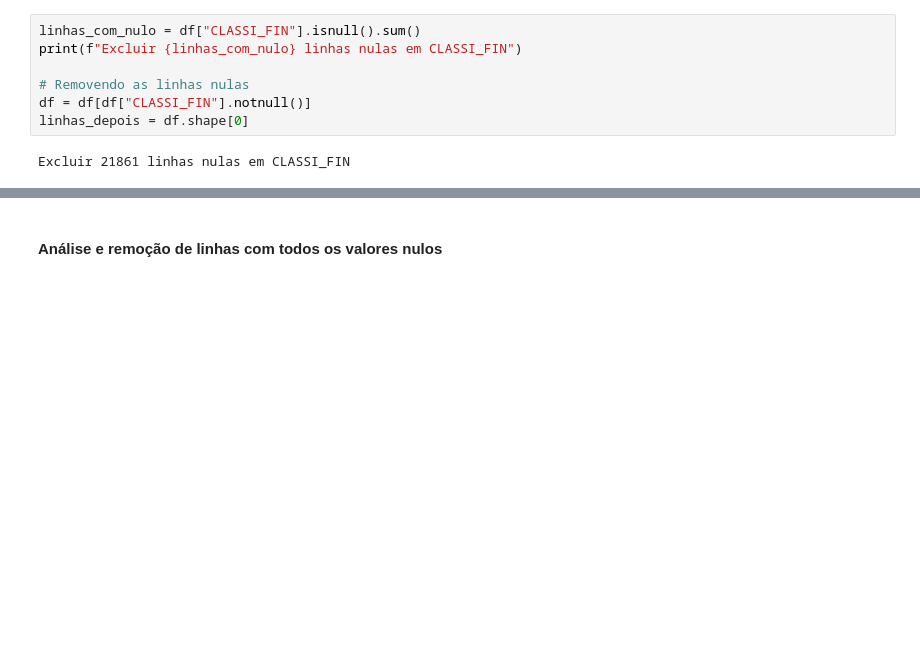
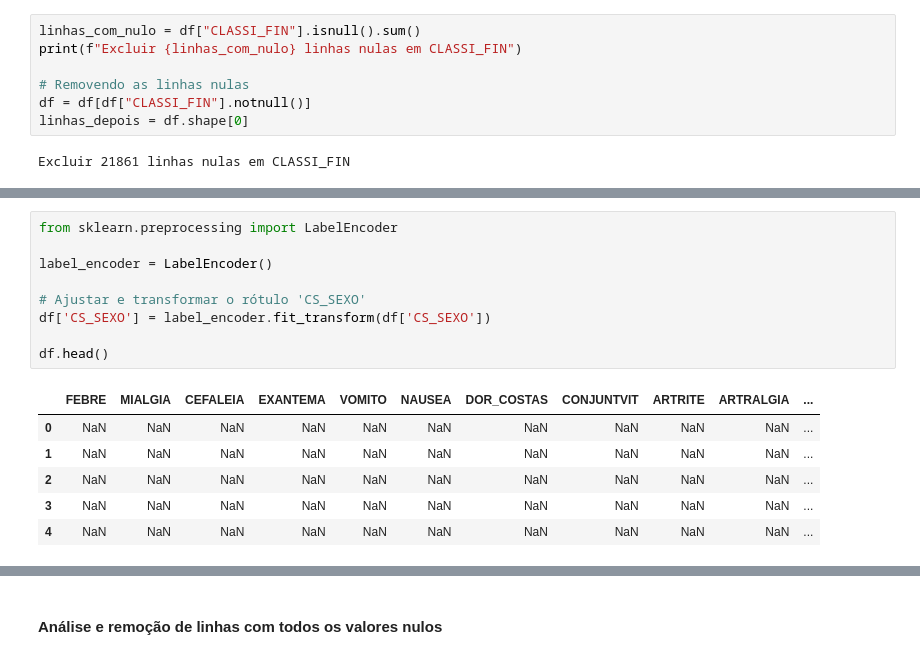
Before and after one commit to AnaPRodrigues/tech-challenge-grupo-9, a Jupyter notebook: tech-challenge-chikungunya.ipynb, the cells around one changed output, grey strips where cells are left out. Drawn from its saved outputs; the diff is of its cells as text; blank space fills up the shorter version.

```diff
--- a/tech-challenge-chikungunya.ipynb
+++ b/tech-challenge-chikungunya.ipynb
@@ -207,0 +320,16 @@ Excluir 21861 linhas nulas em CLASSI_FIN
+# %%
+from sklearn.preprocessing import LabelEncoder
+
+label_encoder = LabelEncoder()
+
+# Ajustar e transformar o rótulo 'CS_SEXO'
+df['CS_SEXO'] = label_encoder.fit_transform(df['CS_SEXO'])
+
+df.head()
+# %% [output]
+|  | FEBRE | MIALGIA | CEFALEIA | EXANTEMA | VOMITO | NAUSEA | DOR_COSTAS | CONJUNTVIT | ARTRITE | ARTRALGIA | ... |
+| 0 | NaN | NaN | NaN | NaN | NaN | NaN | NaN | NaN | NaN | NaN | ... |
+| 1 | NaN | NaN | NaN | NaN | NaN | NaN | NaN | NaN | NaN | NaN | ... |
+| 2 | NaN | NaN | NaN | NaN | NaN | NaN | NaN | NaN | NaN | NaN | ... |
+| 3 | NaN | NaN | NaN | NaN | NaN | NaN | NaN | NaN | NaN | NaN | ... |
+| 4 | NaN | NaN | NaN | NaN | NaN | NaN | NaN | NaN | NaN | NaN | ... |
```
Also changed, not shown: parts of 41 cells of this notebook, 2 other files.
